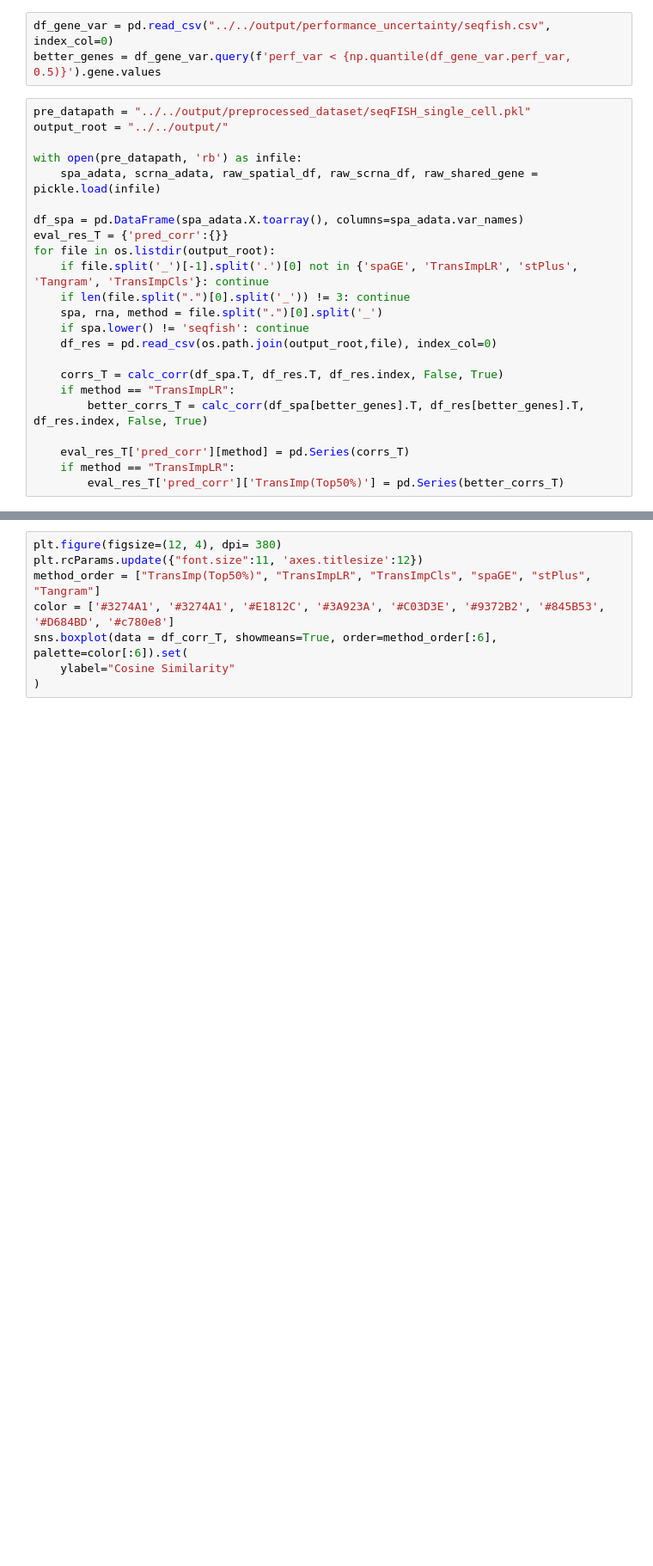
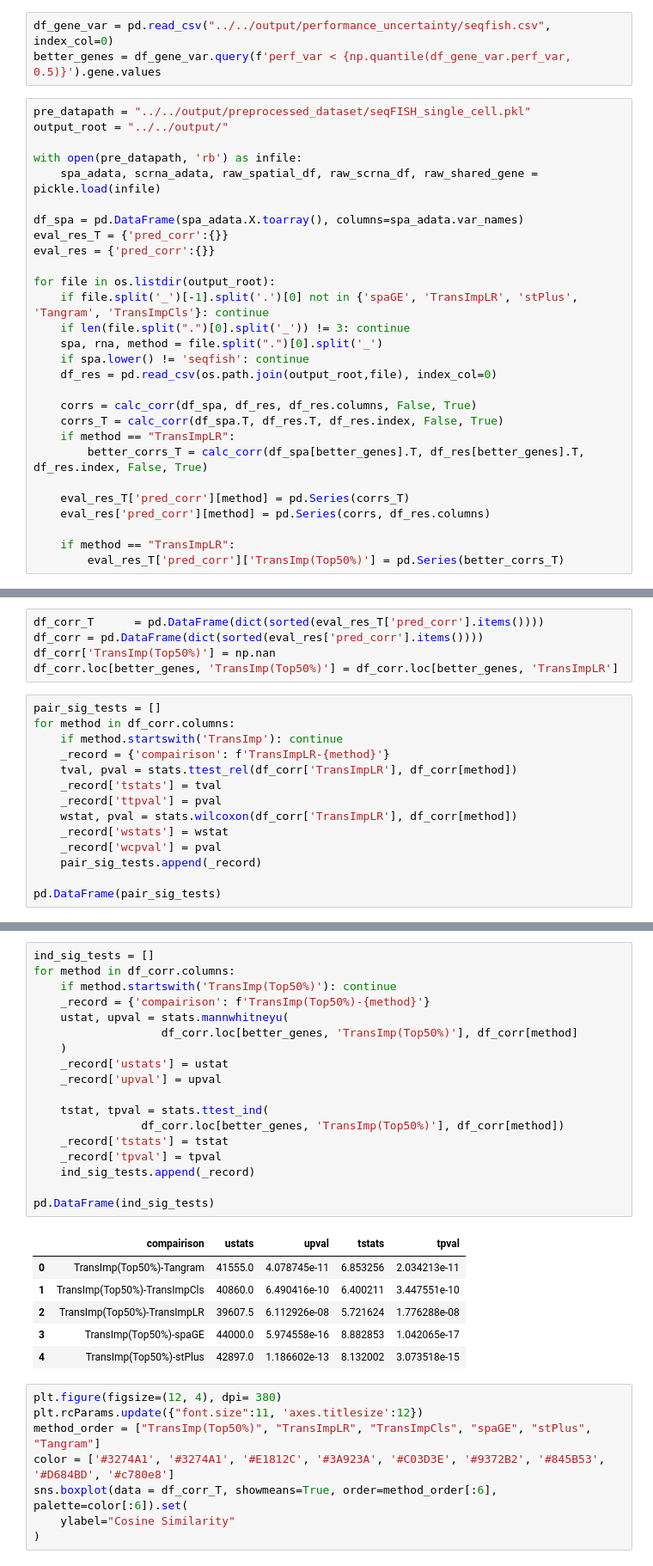
Before and after one commit to qiaochen/TranSpaAnalysis, a Jupyter notebook: plotting_seqfish_supp.ipynb, the cells around one changed output, grey strips where cells are left out. Shown: that part at 86% size. Saved outputs shown, nothing was run; the diff lists cells and outputs as text; blank space fills up the shorter version.

```diff
--- a/plotting_seqfish_supp.ipynb
+++ b/plotting_seqfish_supp.ipynb
@@ -34,6 +35,8 @@ with open(pre_datapath, 'rb') as infile:
 
 df_spa = pd.DataFrame(spa_adata.X.toarray(), columns=spa_adata.var_names)
 eval_res_T = {'pred_corr':{}}
+eval_res = {'pred_corr':{}}
+
 for file in os.listdir(output_root):
     if file.split('_')[-1].split('.')[0] not in {'spaGE', 'TransImpLR', 'stPlus', 'Tangram', 'TransImpCls'}: continue
     if len(file.split(".")[0].split('_')) != 3: continue
@@ -41,10 +44,13 @@ for file in os.listdir(output_root):
     if spa.lower() != 'seqfish': continue
     df_res = pd.read_csv(os.path.join(output_root,file), index_col=0)
 
+    corrs = calc_corr(df_spa, df_res, df_res.columns, False, True)
     corrs_T = calc_corr(df_spa.T, df_res.T, df_res.index, False, True)
     if method == "TransImpLR":
         better_corrs_T = calc_corr(df_spa[better_genes].T, df_res[better_genes].T, df_res.index, False, True)
 
     eval_res_T['pred_corr'][method] = pd.Series(corrs_T)
+    eval_res['pred_corr'][method] = pd.Series(corrs, df_res.columns)
+
     if method == "TransImpLR":
         eval_res_T['pred_corr']['TransImp(Top50%)'] = pd.Series(better_corrs_T)
@@ -52,0 +57,19 @@ df_corr_T      = pd.DataFrame(dict(sorted(eval_res_T['pred_corr'].items())))
+# %%
+df_corr_T      = pd.DataFrame(dict(sorted(eval_res_T['pred_corr'].items())))
+df_corr = pd.DataFrame(dict(sorted(eval_res['pred_corr'].items())))
+df_corr['TransImp(Top50%)'] = np.nan
+df_corr.loc[better_genes, 'TransImp(Top50%)'] = df_corr.loc[better_genes, 'TransImpLR']
+# %%
+pair_sig_tests = []
+for method in df_corr.columns:
+    if method.startswith('TransImp'): continue
+    _record = {'compairison': f'TransImpLR-{method}'}
+    tval, pval = stats.ttest_rel(df_corr['TransImpLR'], df_corr[method])
+    _record['tstats'] = tval
+    _record['ttpval'] = pval
+    wstat, pval = stats.wilcoxon(df_corr['TransImpLR'], df_corr[method])
+    _record['wstats'] = wstat
+    _record['wcpval'] = pval
+    pair_sig_tests.append(_record)
+
+pd.DataFrame(pair_sig_tests)
@@ -53,3 +81,28 @@ df_corr_T      = pd.DataFrame(dict(sorted(eval_res_T['pred_corr'].items())))
+# %%
+ind_sig_tests = []
+for method in df_corr.columns:
+    if method.startswith('TransImp(Top50%)'): continue
+    _record = {'compairison': f'TransImp(Top50%)-{method}'}
+    ustat, upval = stats.mannwhitneyu(
+                   df_corr.loc[better_genes, 'TransImp(Top50%)'], df_corr[method]
+    )
+    _record['ustats'] = ustat
+    _record['upval'] = upval
+
+    tstat, tpval = stats.ttest_ind(
+                df_corr.loc[better_genes, 'TransImp(Top50%)'], df_corr[method])
+    _record['tstats'] = tstat
+    _record['tpval'] = tpval
+    ind_sig_tests.append(_record)
+
+pd.DataFrame(ind_sig_tests)
+# %% [output]
+|  | compairison | ustats | upval | tstats | tpval |
+| 0 | TransImp(Top50%)-Tangram | 41555.0 | 4.078745e-11 | 6.853256 | 2.034213e-11 |
+| 1 | TransImp(Top50%)-TransImpCls | 40860.0 | 6.490416e-10 | 6.400211 | 3.447551e-10 |
+| 2 | TransImp(Top50%)-TransImpLR | 39607.5 | 6.112926e-08 | 5.721624 | 1.776288e-08 |
+| 3 | TransImp(Top50%)-spaGE | 44000.0 | 5.974558e-16 | 8.882853 | 1.042065e-17 |
+| 4 | TransImp(Top50%)-stPlus | 42897.0 | 1.186602e-13 | 8.132002 | 3.073518e-15 |
 # %%
 plt.figure(figsize=(12, 4), dpi= 380)
 plt.rcParams.update({"font.size":11, 'axes.titlesize':12})
```
Also changed, not shown: parts of 3 cells of this notebook, 3 other files.
